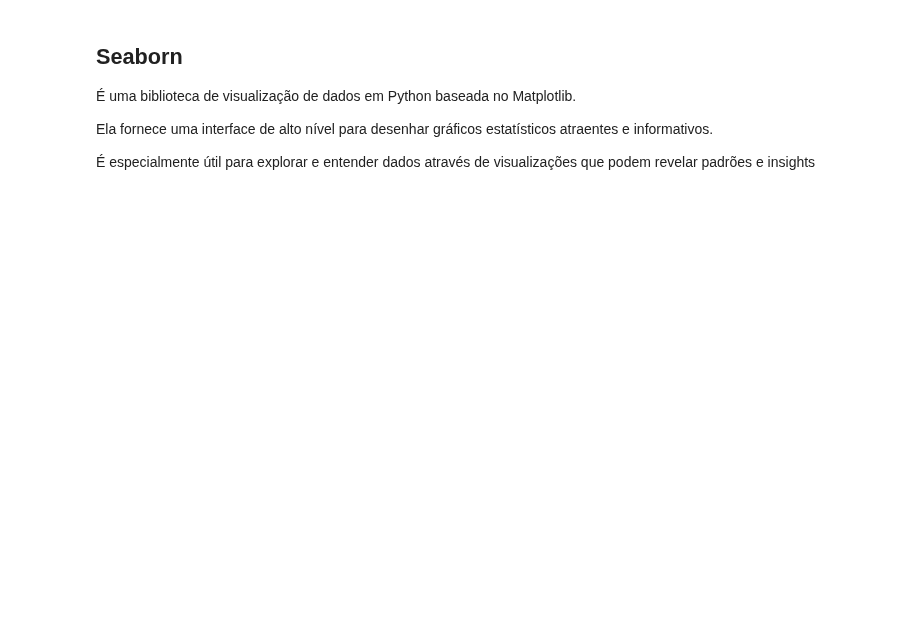
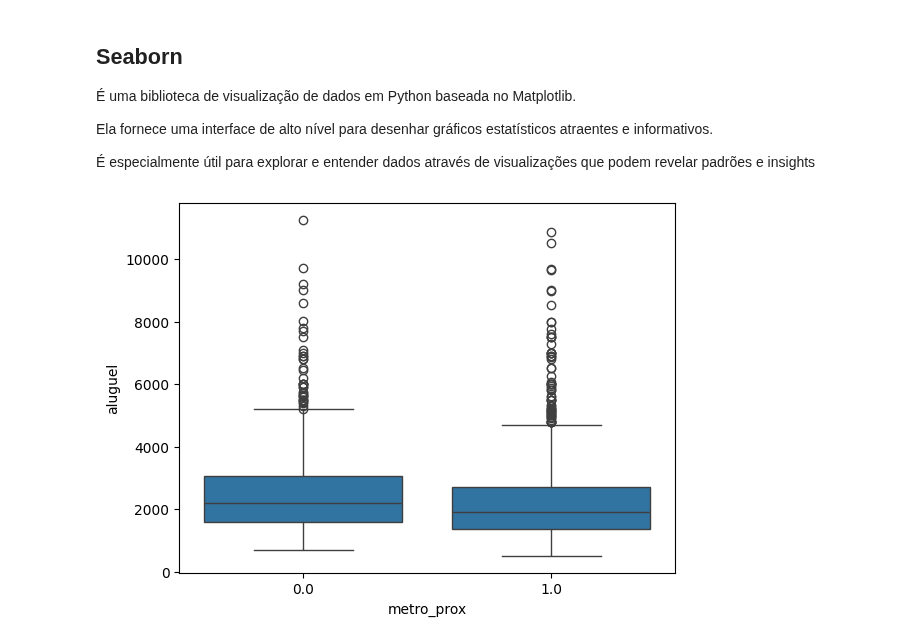
Before and after one commit to abilioepalanga/Market-Value-Predictor-Airbnb, a Jupyter notebook: main.ipynb, the cells around one changed output. Cells and saved outputs as stored; diff of their text form; code cells hidden in the pictures; blank space fills up the shorter version.

Commit message:
Visualizar as colunas as colunas aluguel e metrmetro_prox

```diff
--- a/main.ipynb
+++ b/main.ipynb
@@ -948,3 +948,11 @@ Quanto menor a metragem menor é o preço do aluguer.
 <p>É uma biblioteca de visualização de dados em Python baseada no Matplotlib.</p>
 <p>Ela fornece uma interface de alto nível para desenhar gráficos estatísticos atraentes e informativos. </p>
 <p>É especialmente útil para explorar e entender dados através de visualizações que podem revelar padrões e insights</p>
+# %%
+#visualizar num gráfico (plot.scatter) a relação entre as colunas aluguel e metrmetro_proxse.plot.scatter(x='aluguel', y='metragem', figsize=(10,8), xlim=(0, 10000), ylim=(0, 200))
+#base.sns.boxplot (x='aluguel', y='metragem', data=base)
+
+sns.boxplot (x='metro_prox', y='aluguel', data=base)
+plt.show()
+# %% [output]
+[figure, added]
```
